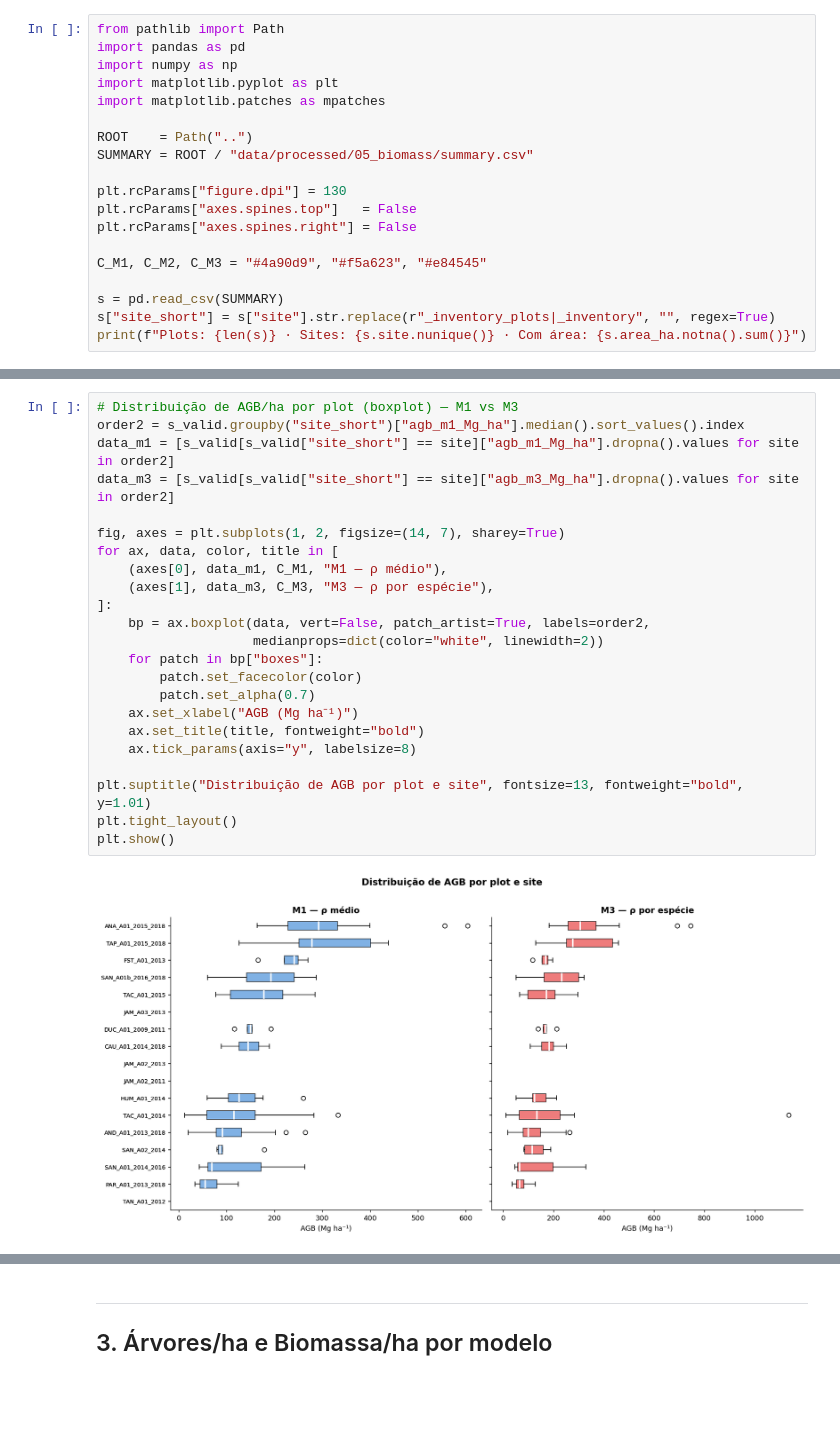
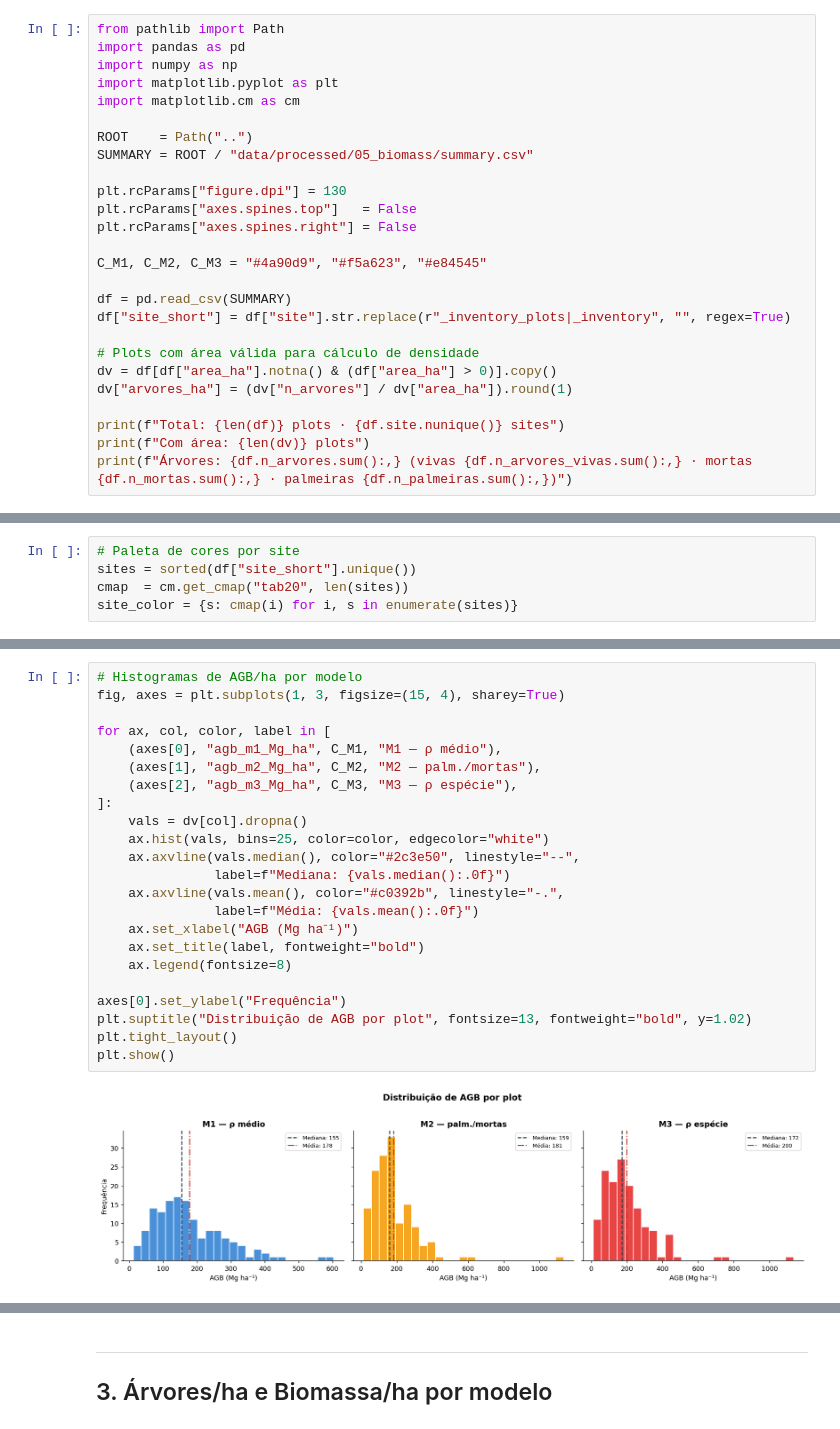
Before and after one commit to dandanjacob/tese-lidar-biomass-prediction, a Jupyter notebook: notebooks/07_biomass_analysis.ipynb, the cells around one changed output, grey strips where cells are left out. Cells and saved outputs as stored; diff of their text form; blank space fills up the shorter version.

```diff
--- a/notebooks/07_biomass_analysis.ipynb
+++ b/notebooks/07_biomass_analysis.ipynb
@@ -12,7 +12,7 @@ from pathlib import Path
 import pandas as pd
 import numpy as np
 import matplotlib.pyplot as plt
-import matplotlib.patches as mpatches
+import matplotlib.cm as cm
 
 ROOT    = Path("..")
 SUMMARY = ROOT / "data/processed/05_biomass/summary.csv"
@@ -23,7 +23,14 @@ plt.rcParams["axes.spines.right"] = False
 
 C_M1, C_M2, C_M3 = "#4a90d9", "#f5a623", "#e84545"
 
-s = pd.read_csv(SUMMARY)
-s["site_short"] = s["site"].str.replace(r"_inventory_plots|_inventory", "", regex=True)
-print(f"Plots: {len(s)} · Sites: {s.site.nunique()} · Com área: {s.area_ha.notna().sum()}")
+df = pd.read_csv(SUMMARY)
+df["site_short"] = df["site"].str.replace(r"_inventory_plots|_inventory", "", regex=True)
+
+# Plots com área válida para cálculo de densidade
+dv = df[df["area_ha"].notna() & (df["area_ha"] > 0)].copy()
+dv["arvores_ha"] = (dv["n_arvores"] / dv["area_ha"]).round(1)
+
+print(f"Total: {len(df)} plots · {df.site.nunique()} sites")
+print(f"Com área: {len(dv)} plots")
+print(f"Árvores: {df.n_arvores.sum():,} (vivas {df.n_arvores_vivas.sum():,} · mortas {df.n_mortas.sum():,} · palmeiras {df.n_palmeiras.sum():,})")
 # %% [output]
@@ -31,2 +40,7 @@ Plots: 150 · Sites: 21 · Com área: 146
+# %%
+# Paleta de cores por site
+sites = sorted(df["site_short"].unique())
+cmap  = cm.get_cmap("tab20", len(sites))
+site_color = {s: cmap(i) for i, s in enumerate(sites)}
 # %% [markdown]
 ---
@@ -154,25 +113,25 @@ AGB médio global: M1=153.8 · M2=147.4 · M3=158.7 Mg/ha
 # %%
-# Distribuição de AGB/ha por plot (boxplot) — M1 vs M3
-order2 = s_valid.groupby("site_short")["agb_m1_Mg_ha"].median().sort_values().index
-data_m1 = [s_valid[s_valid["site_short"] == site]["agb_m1_Mg_ha"].dropna().values for site in order2]
-data_m3 = [s_valid[s_valid["site_short"] == site]["agb_m3_Mg_ha"].dropna().values for site in order2]
+# Histogramas de AGB/ha por modelo
+fig, axes = plt.subplots(1, 3, figsize=(15, 4), sharey=True)
 
-fig, axes = plt.subplots(1, 2, figsize=(14, 7), sharey=True)
-for ax, data, color, title in [
-    (axes[0], data_m1, C_M1, "M1 — ρ médio"),
-    (axes[1], data_m3, C_M3, "M3 — ρ por espécie"),
+for ax, col, color, label in [
+    (axes[0], "agb_m1_Mg_ha", C_M1, "M1 — ρ médio"),
+    (axes[1], "agb_m2_Mg_ha", C_M2, "M2 — palm./mortas"),
+    (axes[2], "agb_m3_Mg_ha", C_M3, "M3 — ρ espécie"),
 ]:
-    bp = ax.boxplot(data, vert=False, patch_artist=True, labels=order2,
-                    medianprops=dict(color="white", linewidth=2))
-    for patch in bp["boxes"]:
-        patch.set_facecolor(color)
-        patch.set_alpha(0.7)
+    vals = dv[col].dropna()
+    ax.hist(vals, bins=25, color=color, edgecolor="white")
+    ax.axvline(vals.median(), color="#2c3e50", linestyle="--",
+               label=f"Mediana: {vals.median():.0f}")
+    ax.axvline(vals.mean(), color="#c0392b", linestyle="-.",
+               label=f"Média: {vals.mean():.0f}")
     ax.set_xlabel("AGB (Mg ha⁻¹)")
-    ax.set_title(title, fontweight="bold")
-    ax.tick_params(axis="y", labelsize=8)
+    ax.set_title(label, fontweight="bold")
+    ax.legend(fontsize=8)
 
-plt.suptitle("Distribuição de AGB por plot e site", fontsize=13, fontweight="bold", y=1.01)
+axes[0].set_ylabel("Frequência")
+plt.suptitle("Distribuição de AGB por plot", fontsize=13, fontweight="bold", y=1.02)
 plt.tight_layout()
 plt.show()
 # %% [output]
-[figure, old version]
+[figure, new version]
```
Also changed, not shown: parts of 16 cells of this notebook.
